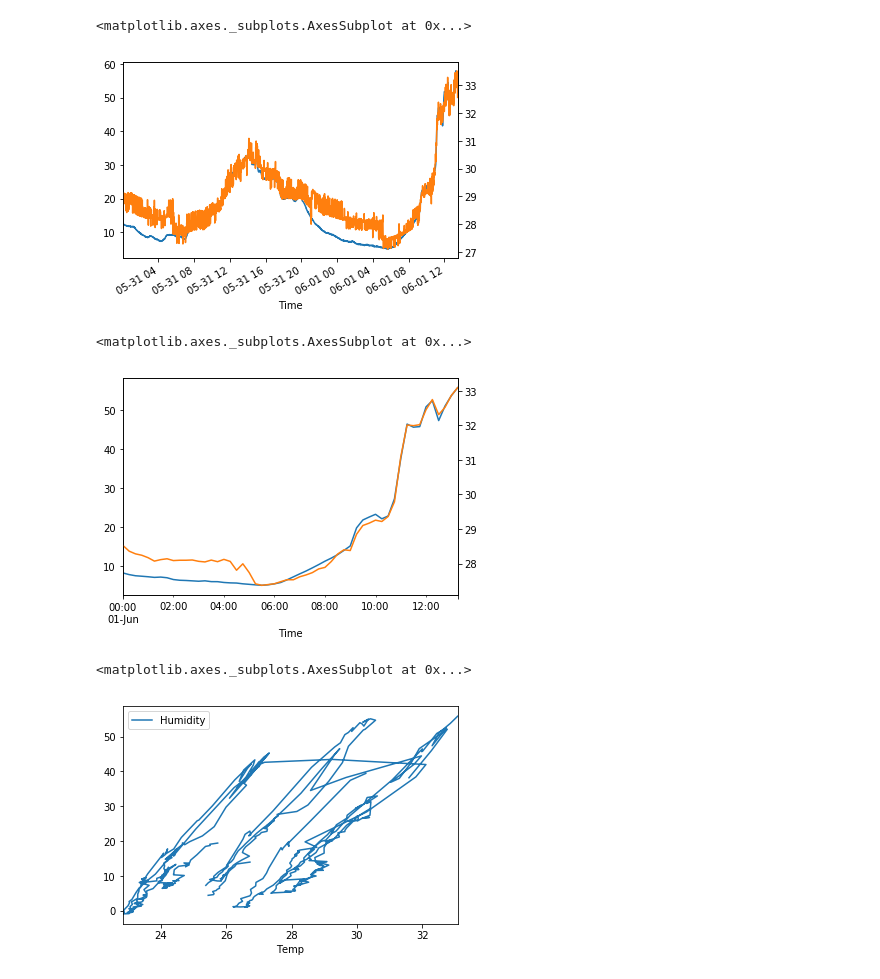
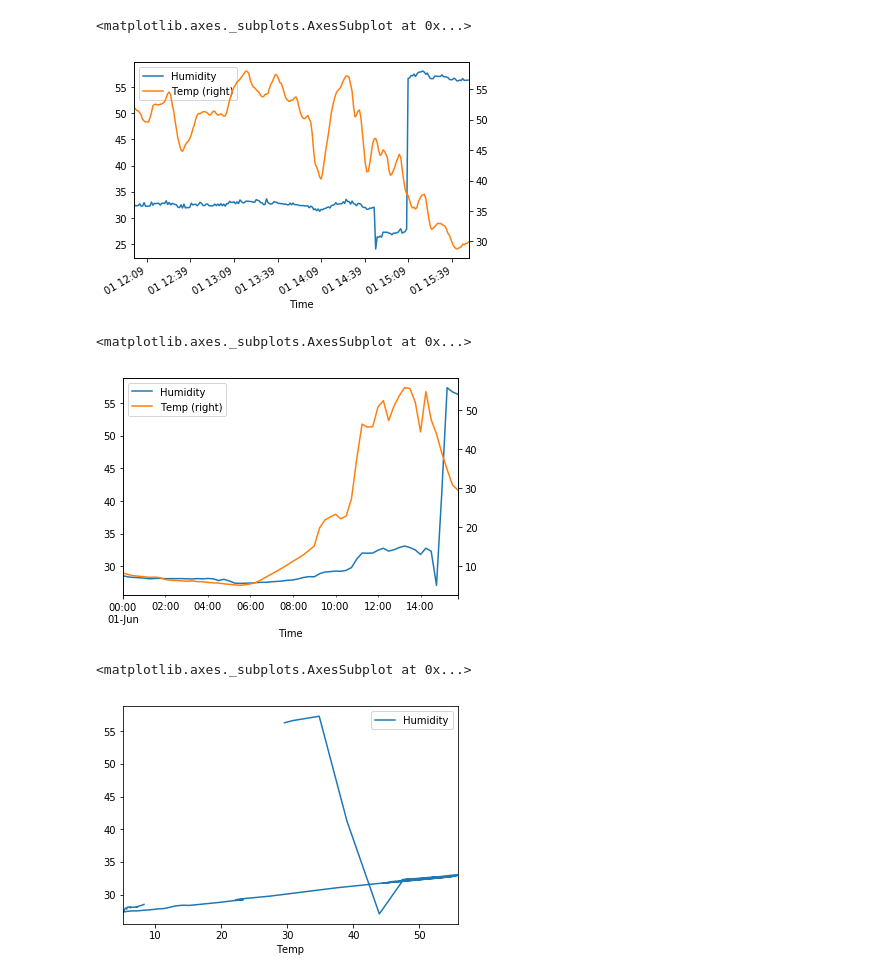
Before and after one commit to tarkus1/irrigation, a Jupyter notebook: moisture.ipynb, the cells around one changed output. Saved outputs shown, nothing was run; the diff lists cells and outputs as text; code cells hidden in the pictures.

Commit message:
Merge branch 'master' of https://github.com/tarkus1/irrigation
# Conflicts:
#	moisture.ipynb

```diff
--- a/moisture.ipynb
+++ b/moisture.ipynb
@@ -1,8 +1,8 @@
 # %%
 import pandas as pd
 
-# moist = pd.read_csv('/home/pi/irrigation/test.csv')
-moist = pd.read_csv('test.csv')
+moist = pd.read_csv('/home/pi/irrigation/test.csv')
+# moist = pd.read_csv('test.csv')
 # %%
-moist.columns = ["Timetemp", "Humidity", "Temp"]
-moist
+moist.columns = ["Timetemp", "Temp", "Humidity"]
+# moist
@@ -57,5 +23,5 @@ moist.head()
 # %%
 moist['Week']=moist.index.weekofyear
-moist['freq']=moist.index.freq
-moist.head()
+# moist['freq']=moist.index.freq
+moist.tail()
 # %% [output]
@@ -98,19 +39,19 @@ moist['Humidity'].plot()
 # %%
-moist['2019-05-31':].Humidity.plot()
-moist['2019-05-31':].Temp.plot(secondary_y=True)
+moist['2019-06-01 12:00':].Humidity.plot(legend=True)
+moist['2019-06-01 12:00':].Temp.plot(secondary_y=True,label='Temp',legend=True)
 # %% [output]
 <matplotlib.axes._subplots.AxesSubplot at 0x...>
-[figure, old version]
+[figure, new version]
 # %%
 hourly = moist.resample('15Min').mean()
-hourly['2019-06':].Humidity.plot()
-hourly['2019-06':].Temp.plot(secondary_y=True)
+hourly['2019-06':].Humidity.plot(legend=True)
+hourly['2019-06':].Temp.plot(secondary_y=True,legend=True)
 # %% [output]
 <matplotlib.axes._subplots.AxesSubplot at 0x...>
-[figure, old version]
+[figure, new version]
 # %%
-hourly['2019-05':].plot(x='Temp', y='Humidity')
+hourly['2019-06':].plot(x='Temp', y='Humidity')
 # hourly.plot(x='Temp', y='Humidity')
 # %% [output]
 <matplotlib.axes._subplots.AxesSubplot at 0x...>
-[figure, old version]
+[figure, new version]
```
Also changed, not shown: parts of 8 cells of this notebook.
